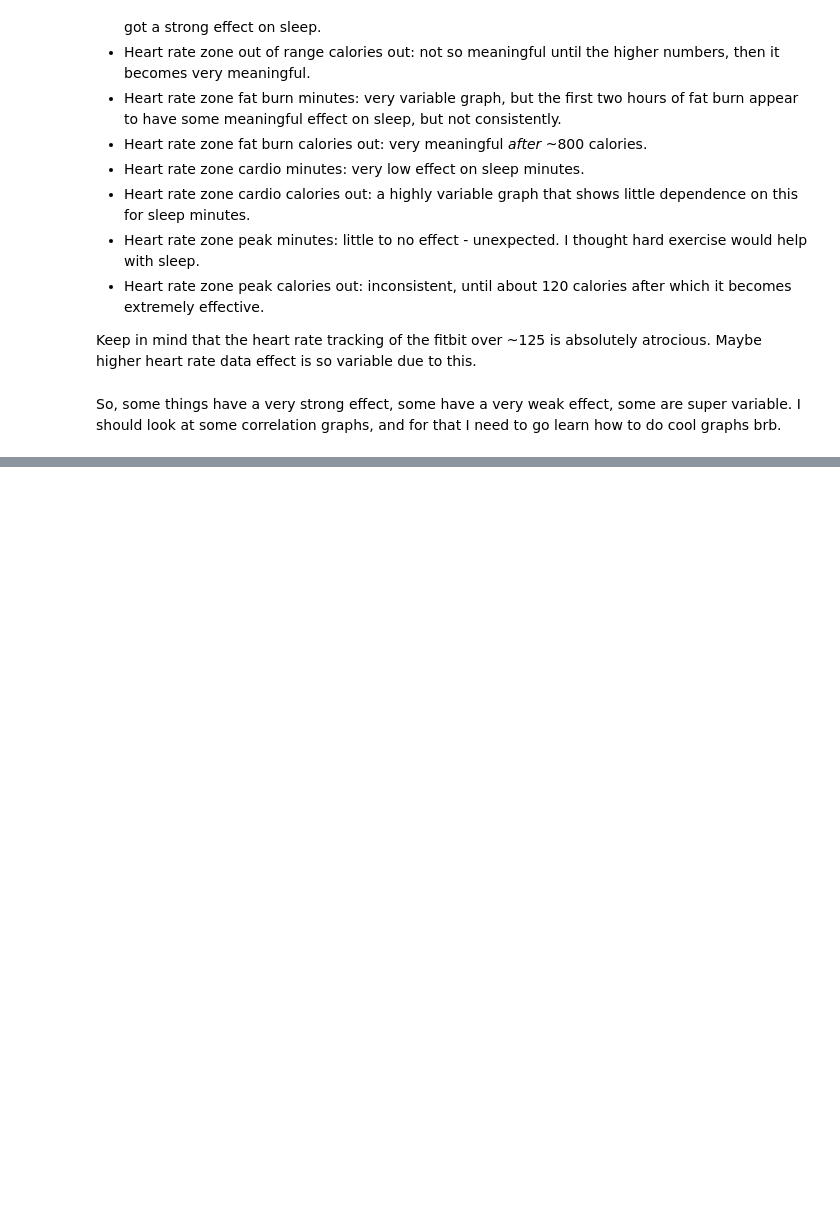
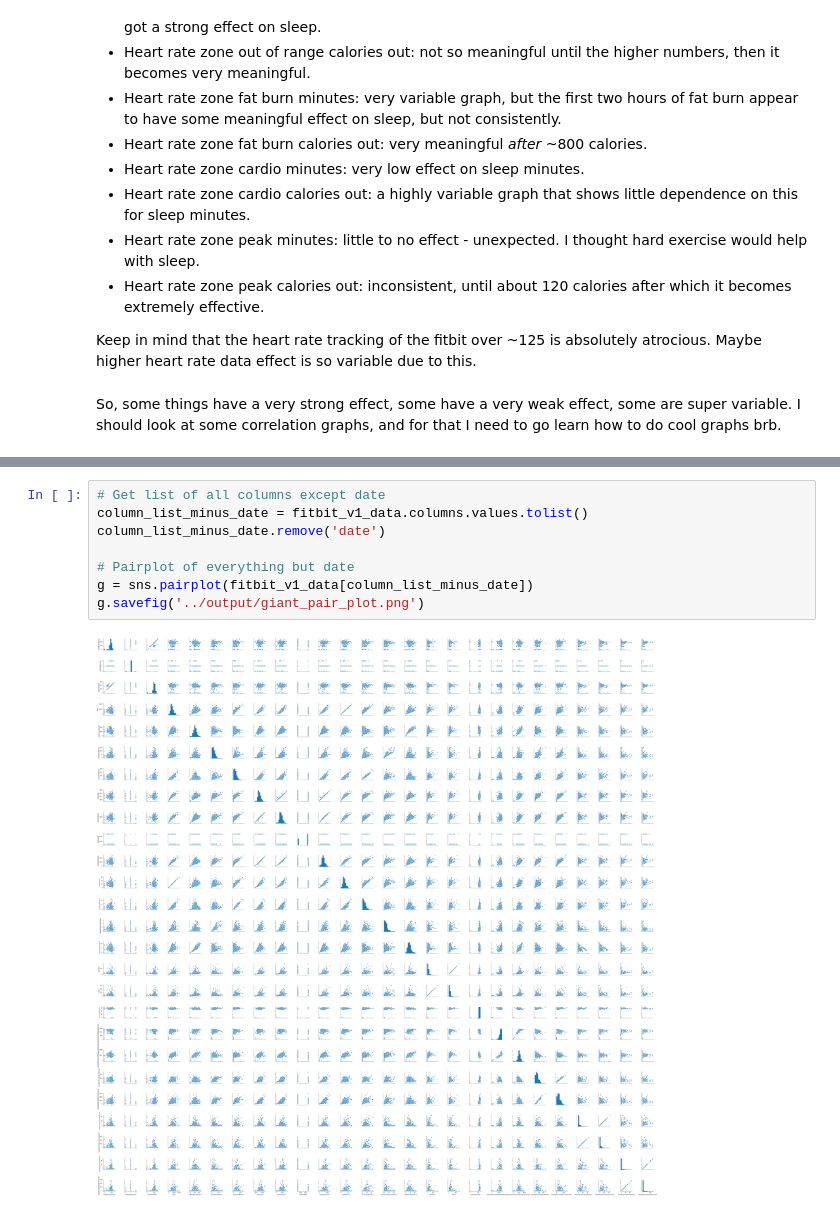
Before and after one commit to chorhatarahuduketuri/fitbitDataAnalyser, a Jupyter notebook: code/analyseFitbitDataV1.ipynb, the cells around one changed output, grey strips where cells are left out. Drawn from its saved outputs; the diff is of its cells as text; blank space fills up the shorter version.

Commit message:
Analysis finished. Conclusion: fitbit useless.

```diff
--- a/code/analyseFitbitDataV1.ipynb
+++ b/code/analyseFitbitDataV1.ipynb
@@ -142,0 +290,10 @@ So, some things have a very strong effect, some have a very weak effect, some ar
+# %%
+# Get list of all columns except date
+column_list_minus_date = fitbit_v1_data.columns.values.tolist()
+column_list_minus_date.remove('date')
+
+# Pairplot of everything but date
+g = sns.pairplot(fitbit_v1_data[column_list_minus_date])
+g.savefig('../output/giant_pair_plot.png')
+# %% [output]
+[figure, added]
```
Also changed, not shown: parts of 26 cells of this notebook.
